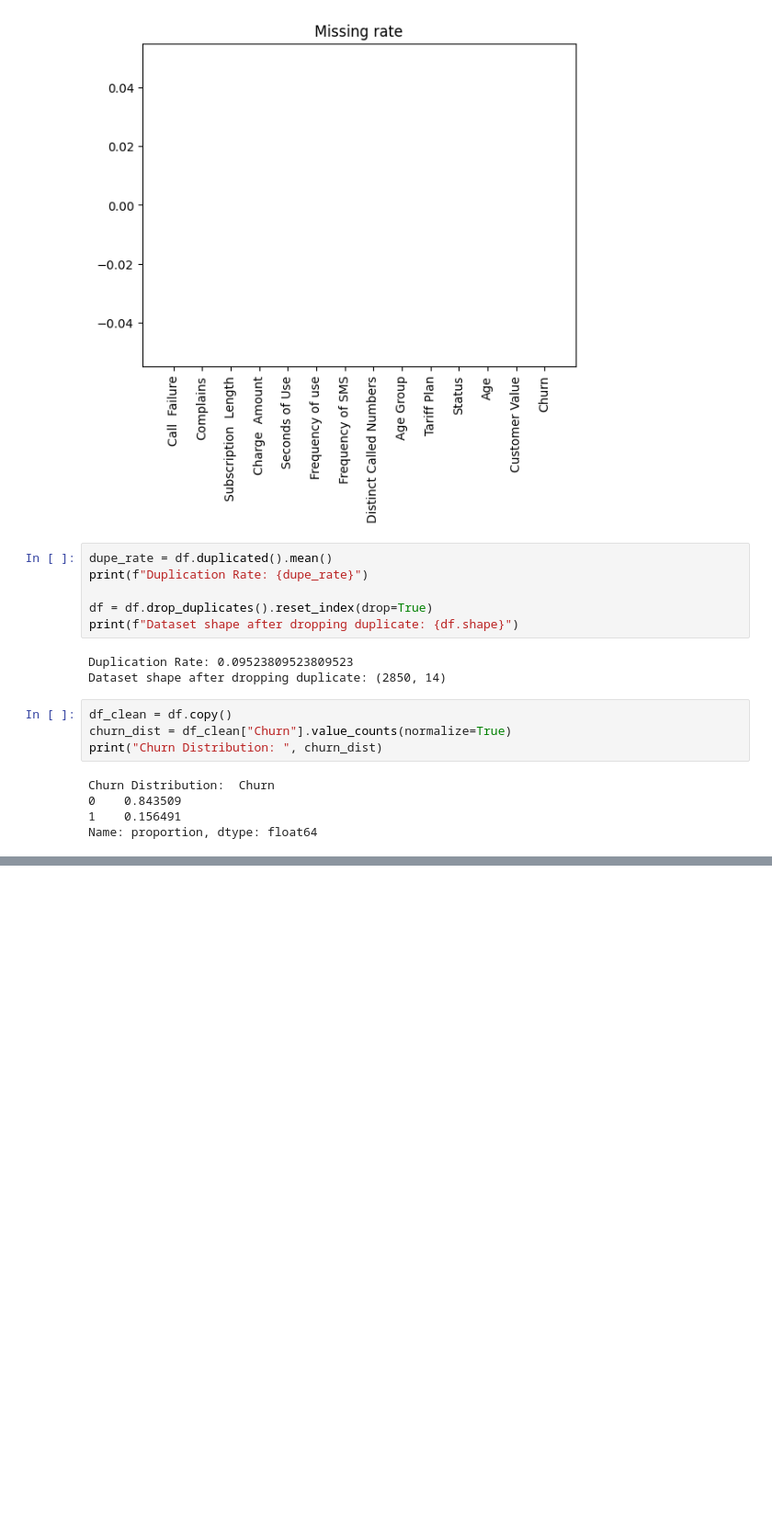
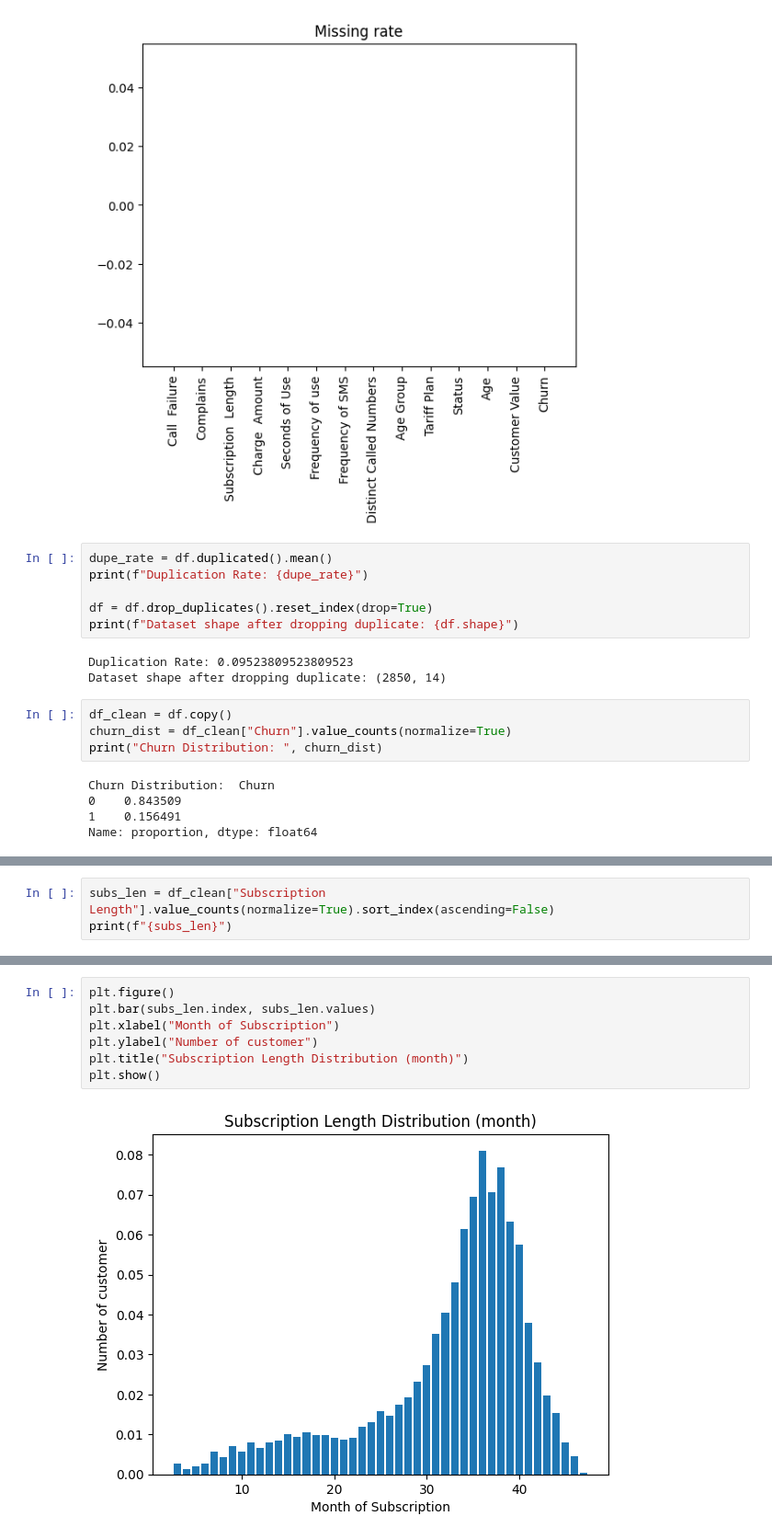
Before and after one commit to michellaprojects/Churn-Analysis, a Jupyter notebook: cleaning.ipynb, the cells around one changed output, grey strips where cells are left out. Shown at 92% size. Drawn from its saved outputs; the diff is of its cells as text; blank space fills up the shorter version.

```diff
--- a/cleaning.ipynb
+++ b/cleaning.ipynb
@@ -82,0 +93,3 @@ Karena distribusi tidak imbang, akan ada potensi bias pada model (condong untuk
+# %%
+subs_len = df_clean["Subscription  Length"].value_counts(normalize=True).sort_index(ascending=False)
+print(f"{subs_len}")
@@ -82,0 +114,9 @@ Karena distribusi tidak imbang, akan ada potensi bias pada model (condong untuk
+# %%
+plt.figure()
+plt.bar(subs_len.index, subs_len.values)
+plt.xlabel("Month of Subscription")
+plt.ylabel("Number of customer")
+plt.title("Subscription Length Distribution (month)")
+plt.show()
+# %% [output]
+[figure, added]
```
Also changed, not shown: parts of 9 cells of this notebook, 1 other file.
